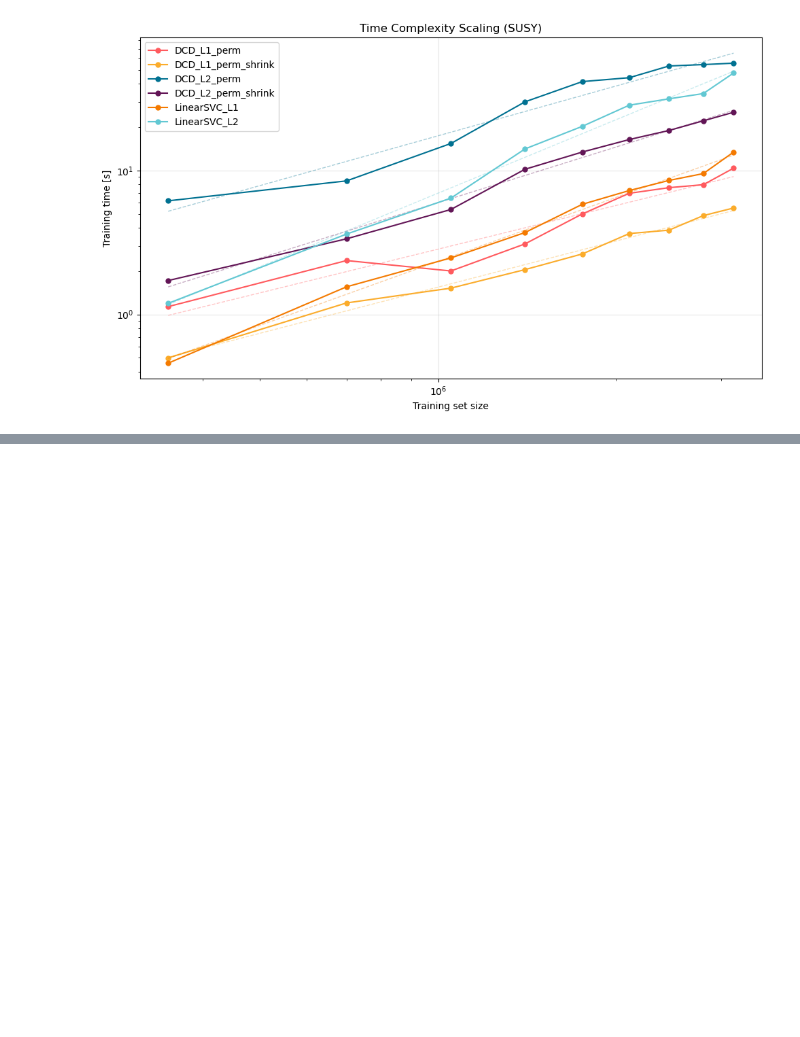
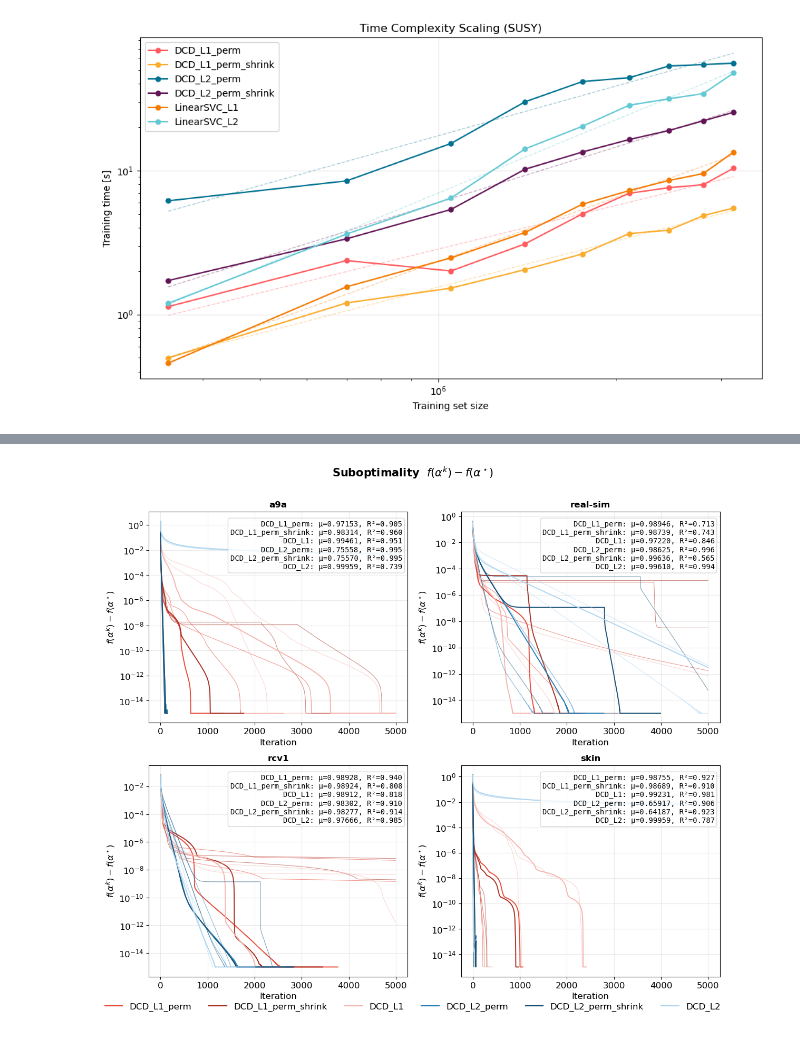
Before and after one commit to xxkaro/CoordinateDescentforDualSVM, a Jupyter notebook: code/visualisations.ipynb, the cells around one changed output, grey strips where cells are left out. Cells and saved outputs as stored; diff of their text form; code cells hidden in the pictures; blank space fills up the shorter version.

```diff
--- a/code/visualisations.ipynb
+++ b/code/visualisations.ipynb
@@ -400,0 +612,55 @@ plt.show()
+# %%
+def plot_subopt(conv_data, datasets):
+    fig, axes = _setup_grid(datasets,
+                            "Suboptimality  $f(\\alpha^k) - f(\\alpha^\\star)$")
+    for ax, ds in zip(axes, datasets):
+        if ds not in conv_data:
+            ax.text(0.5, 0.5, f"{ds}\n(no data)", transform=ax.transAxes,
+                    ha="center", va="center", fontsize=11, color="#999")
+            ax.set_title(ds, fontsize=11)
+            continue
+        methods = conv_data[ds]
+        rate_labels = []
+        for m in _sorted_methods(methods):
+            c = METHOD_COLORS.get(m, "gray")
+            all_log_sub = []
+            for seed, hist in sorted(methods[m].items()):
+                if "subopt" not in hist:
+                    continue
+                sub = [max(s, 1e-15) for s in hist["subopt"]]
+                ax.semilogy(sub, color=c,
+                            alpha=SEED_ALPHA[seed], linewidth=SEED_LW[seed])
+                if seed == min(methods[m].keys()):
+                    all_log_sub = np.log10(np.array(sub))
+            if len(all_log_sub) > 50:
+                valid = np.isfinite(all_log_sub) & (all_log_sub > -14)
+                if valid.sum() > 50:
+                    iters = np.arange(len(all_log_sub))
+                    slope, intercept, r, _, _ = linregress(
+                        iters[valid], all_log_sub[valid])
+                    mu = 10 ** slope
+                    rate_labels.append(f"{m}: μ={mu:.5f}, R²={r**2:.3f}")
+        ax.set_xlabel("Iteration", fontsize=12)
+        ax.set_ylabel("$f(\\alpha^k) - f(\\alpha^\\star)$", fontsize=12)
+        ax.set_title(ds, fontsize=12, fontweight="bold")
+        ax.grid(True, alpha=0.25)
+        ax.tick_params(labelsize=12)
+        if rate_labels:
+            txt = "\n".join(rate_labels)
+            ax.text(0.98, 0.72, txt, transform=ax.transAxes,
+                    fontsize=10, fontfamily="monospace",
+                    ha="right", va="bottom",
+                    bbox=dict(boxstyle="round,pad=0.3",
+                              facecolor="white", alpha=0.8, edgecolor="#ccc"))
+    _all = {}
+    for ds in datasets:
+        if ds in conv_data:
+            _all.update(conv_data[ds])
+    _add_fig_legend(fig, _all)
+    fig.tight_layout()
+
+
+
+plot_subopt(conv_data, datasets)
+# %% [output]
+[figure, added]
```
Also changed, not shown: parts of 8 cells of this notebook, 3 other files.
